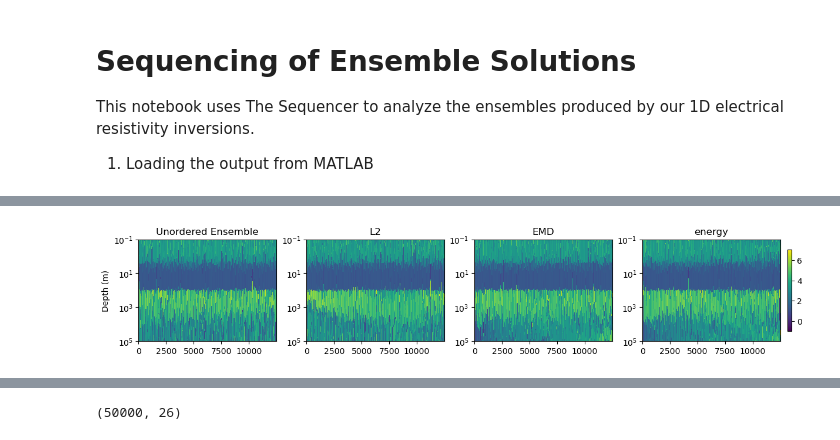
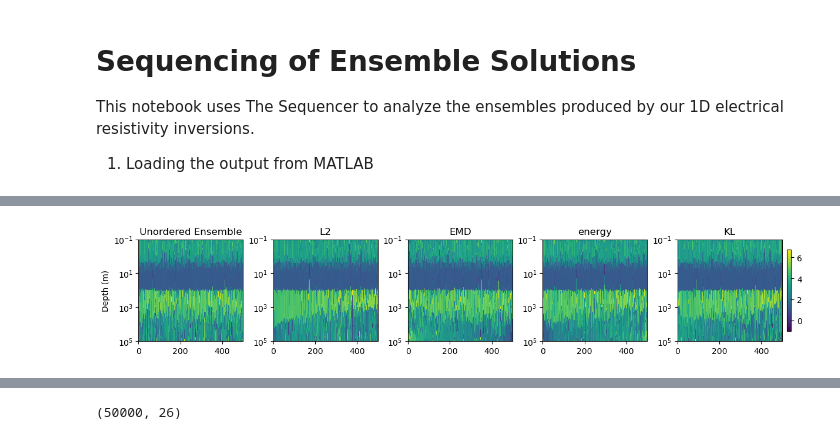
Before and after one commit to maxrudolph/Mills_etal-Ensemble-Analysis, a Jupyter notebook: Sequencing/Sequence_Ensemble_Field.ipynb, the cells around one changed output, grey strips where cells are left out. Cells and saved outputs as stored; diff of their text form; code cells hidden in the pictures.

Commit message:
update sequences

```diff
--- a/Sequencing/Sequence_Ensemble_Field.ipynb
+++ b/Sequencing/Sequence_Ensemble_Field.ipynb
@@ -10,10 +10,12 @@ from scipy.io import loadmat
 import h5py
 # %%
 # define the files for each model run
-n_keep = 12500
+n_keep = 500 # 12500
 offset = 0 # number that gets added to all log-rho values because EMD cannot deal with negative numbers
 
-date = "12192023"
+# date = "12192023"
+
+
 
 #analysis_file_base = "../Ensembles_Constable1984_1_11082023/Analysis_Constable1984_"
 #ensemble_file_base = "../Ensembles_Constable1984_1_11082023/Ensemble_Constable1984_"
@@ -27,8 +29,12 @@ date = "12192023"
 #analysis_file_base = "../Ensembles_Constable_11202023/Analysis_Constable1984_Wauchope__hierarchical-1_rhoPrior-2_"
 #ensemble_file_base = "../Ensembles_Constable_11202023/Ensemble_Constable1984_Wauchope__hierarchical-1_rhoPrior-2_"
 
-analysis_file_base = "../Ensembles_Constable_12182023/Analysis_Constable1984__hierarchical-1_rhoPrior-2_"
-ensemble_file_base = "../Ensembles_Constable_12182023/Ensemble_Constable1984__hierarchical-1_rhoPrior-2_"
+# analysis_file_base = "../Ensembles_Constable_12182023/Analysis_Constable1984__hierarchical-1_rhoPrior-2_"
+# ensemble_file_base = "../Ensembles_Constable_12182023/Ensemble_Constable1984__hierarchical-1_rhoPrior-2_"
+
+analysis_file_base = "../Ensembles_01202024/Analysis_Constable1984__hierarchical-1_rhoPrior-2_"
+ensemble_file_base = "../Ensembles_01202024/Ensemble_Constable1984__hierarchical-1_rhoPrior-2_"
+
 
 def load_analysis(filename):
     with h5py.File(filename, 'r') as file:
@@ -94,9 +100,9 @@ for noise_level in noise_levels:
 
     assert( np.all(log_rho_samples - offset > 0) )
 
-    estimator_list = ['EMD','L2','energy']
+    estimator_list = ['EMD','L2','energy','KL']
     output_directory = date + "/sequencer_output_" + noise_level
-    scale_list = [[1],[1],[1]]
+    scale_list = [[1,2,5,10,20],[1,2,5,10,20],[1,2,5,10,20],[1,2,5,10,20]]
     import os
     try:
         os.mkdir(output_directory)
@@ -149,9 +138,10 @@ for noise_level,keep_idx in zip(noise_levels,all_keep_idx):
     offset = np.min(log_rho_samples)-1
     print("offset=",offset)
 
-    estimator_list = ['L2','EMD','energy']
+    estimator_list = ['L2','EMD','energy','KL']
     output_directory = date + "/sequencer_output_" + noise_level
-    scale_list = [[1],[1],[1]]
+    scale_list = [[1,2,5,10,20],[1,2,5,10,20],[1,2,5,10,20],[1,2,5,10,20]]
+
 
     seq = sequencer.Sequencer(z.flatten(), log_rho_samples - offset, estimator_list,scale_list=scale_list)
     final_elongation, final_sequence = seq.execute(output_directory,
@@ -180,38 +170,47 @@ for noise_level,keep_idx in zip(noise_levels,all_keep_idx):
     import matplotlib.gridspec as gridspec
     estimator_list, scale_list, sequence_list = seq.return_sequence_of_weighted_products_all_metrics_and_scales()
 
-    # fig, (ax0,ax1,ax2,ax3) = plt.subplots(1,4,figsize=(16,4))
-    fig = plt.figure(constrained_layout=True,figsize=(12,4))
-    spec = gridspec.GridSpec(ncols=4, nrows=2, figure=fig)
-    ax0 = fig.add_subplot(spec[0, 0])
-    ax1 = fig.add_subplot(spec[0, 1])
-    ax2 = fig.add_subplot(spec[0, 2])
-    ax3 = fig.add_subplot(spec[0, 3])
+    nscale=5;
+    for i in range(nscale):
+        # fig, (ax0,ax1,ax2,ax3) = plt.subplots(1,4,figsize=(16,4))
+        fig = plt.figure(constrained_layout=True,figsize=(12,4))
+        spec = gridspec.GridSpec(ncols=5, nrows=2, figure=fig)
+        ax0 = fig.add_subplot(spec[0, 0])
+        ax1 = fig.add_subplot(spec[0, 1])
+        ax2 = fig.add_subplot(spec[0, 2])
+        ax3 = fig.add_subplot(spec[0, 3])
+        ax4 = fig.add_subplot(spec[0, 4])
 
-    # sequence = final_sequence
-    ax0.pcolormesh(xlabel,z[0],log_rho_samples.T,vmin=vmin,vmax=vmax,rasterized=True)
-    ax0.set_title("Unordered Ensemble")
-    ax0.set_yscale("log")
-    ax0.invert_yaxis()
-    ax0.set_ylabel("Depth (m)")
+        # sequence = final_sequence
+        ax0.pcolormesh(xlabel,z[0],log_rho_samples.T,vmin=vmin,vmax=vmax,rasterized=True)
+        ax0.set_title("Unordered Ensemble")
+        ax0.set_yscale("log")
+        ax0.invert_yaxis()
+        ax0.set_ylabel("Depth (m)")
 
-    pcm = ax1.pcolormesh(xlabel,z[0],log_rho_samples[sequence_list[0],:].T,vmin=vmin,vmax=vmax,rasterized=True)
-    ax1.set_title(estimator_list[0])
-    ax1.set_yscale("log")
-    ax1.invert_yaxis()
+        pcm = ax1.pcolormesh(xlabel,z[0],log_rho_samples[sequence_list[nscale*0+i],:].T,vmin=vmin,vmax=vmax,rasterized=True)
+        ax1.set_title(estimator_list[nscale*0+i])
+        ax1.set_yscale("log")
+        ax1.invert_yaxis()
 
-    ax2.pcolormesh(xlabel,z[0],log_rho_samples[sequence_list[1],:].T,vmin=vmin,vmax=vmax,rasterized=True)
-    ax2.set_title(estimator_list[1])
-    ax2.set_yscale("log")
-    ax2.invert_yaxis()
+        ax2.pcolormesh(xlabel,z[0],log_rho_samples[sequence_list[nscale*1+i],:].T,vmin=vmin,vmax=vmax,rasterized=True)
+        ax2.set_title(estimator_list[nscale*1+i])
+        ax2.set_yscale("log")
+        ax2.invert_yaxis()
 
-    ax3.pcolormesh(xlabel,z[0],log_rho_samples[sequence_list[2],:].T,vmin=vmin,vmax=vmax,rasterized=True)
-    ax3.set_title(estimator_list[2])
-    ax3.set_yscale("log")
-    ax3.invert_yaxis()
-    fig.colorbar(pcm,ax=ax3,shrink=0.8)
-    plt.savefig(date + "/figure_ensemble_" + noise_level + ".pdf",dpi=300)
-    fig.show()
+        ax3.pcolormesh(xlabel,z[0],log_rho_samples[sequence_list[nscale*2+i],:].T,vmin=vmin,vmax=vmax,rasterized=True)
+        ax3.set_title(estimator_list[nscale*2+i])
+        ax3.set_yscale("log")
+        ax3.invert_yaxis()
+
+        ax4.pcolormesh(xlabel,z[0],log_rho_samples[sequence_list[nscale*3+i],:].T,vmin=vmin,vmax=vmax,rasterized=True)
+        ax4.set_title(estimator_list[nscale*3+i])
+        ax4.set_yscale("log")
+        ax4.invert_yaxis()
+
+        fig.colorbar(pcm,ax=ax4,shrink=0.8)
+        plt.savefig(date + "/figure_ensemble_" + noise_level + "{:d}.pdf".format(i),dpi=300)
+        fig.show()
 # %% [output]
 now on ensemble ../Ensembles_Constable_12182023/Ensemble_Constable1984__hierarchical-1_rhoPrior-2_1.mat
 ['#refs#', '#subsystem#', 'allClusterSets', 'allModels', 'allPartitions', 'binCenters', 'ewre2n', 'logRhoPlot', 'nRhoBins', 'numElements', 'nzplot', 'residuals', 'xVals', 'yVals', 'zVals']
@@ -231 +249 @@ metric=energy, scale=1, elongation: 8.8335522944
-[figure, old version]
+[figure, new version]
```
Also changed, not shown: parts of 4 cells of this notebook.
